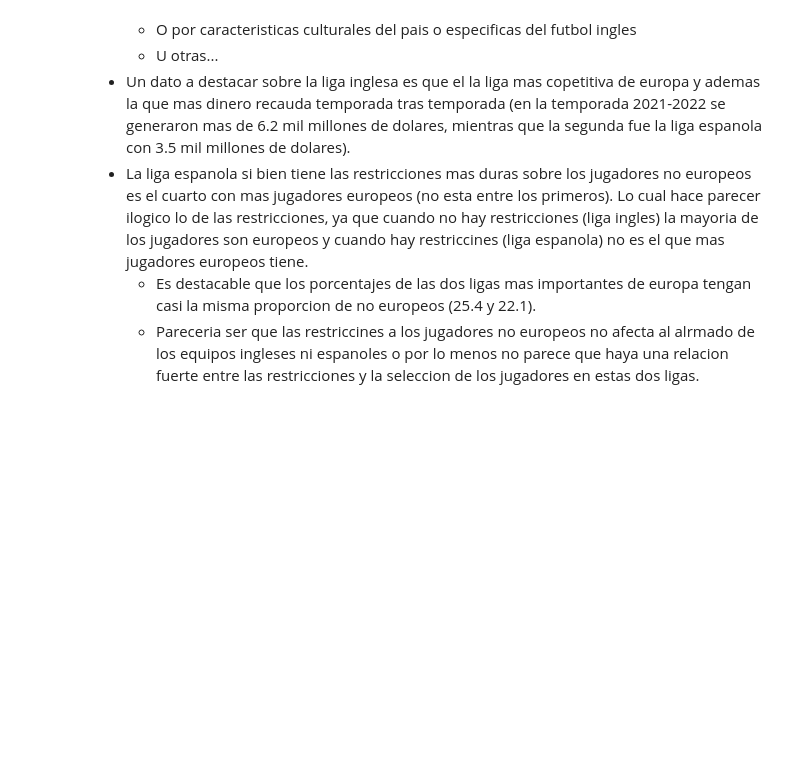
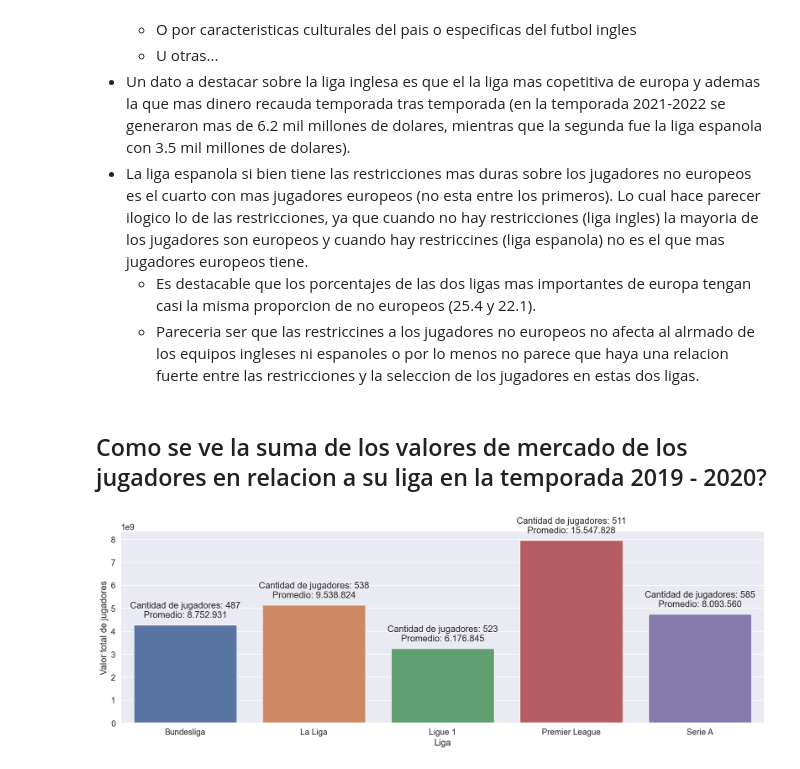
Before and after one commit to santiagoduc0s/football-players-statistics, a Jupyter notebook: football-players.ipynb, the cells around one changed output. Saved outputs shown, nothing was run; the diff lists cells and outputs as text; code cells hidden in the pictures; blank space fills up the shorter version.

Commit message:
Show more data about the player market

```diff
--- a/football-players.ipynb
+++ b/football-players.ipynb
@@ -600,3 +615,28 @@ plt.show()
 * La liga espanola si bien tiene las restricciones mas duras sobre los jugadores no europeos es el cuarto con mas jugadores europeos (no esta entre los primeros). Lo cual hace parecer ilogico lo de las restricciones, ya que cuando no hay restricciones (liga ingles) la mayoria de los jugadores son europeos y cuando hay restriccines (liga espanola) no es el que mas jugadores europeos tiene.
   * Es destacable que los porcentajes de las dos ligas mas importantes de europa tengan casi la misma proporcion de no europeos (25.4 y 22.1).
   * Pareceria ser que las restriccines a los jugadores no europeos no afecta al alrmado de los equipos ingleses ni espanoles o por lo menos no parece que haya una relacion fuerte entre las restricciones y la seleccion de los jugadores en estas dos ligas.
+# %% [markdown]
+## Como se ve la suma de los valores de mercado de los jugadores en relacion a su liga en la temporada 2019 - 2020?
+# %%
+grouped_values = df_1920.groupby('league').sum()['value'].reset_index()
+
+ax = sns.barplot(x='league', y='value', data=grouped_values)
+
+for index, row in grouped_values.iterrows():
+    league = row['league']
+    value = row['value']
+    aux = df_1920[df_1920['league'] == league]
+
+    num = int(value / aux.shape[0])
+    formatted_num = "{:,}".format(num).replace(",", ".")
+
+    ax.annotate(f'Cantidad de jugadores: {str(aux.shape[0])}\nPromedio: {formatted_num}',
+                xy=(index, value), xytext=(0, 10),
+                textcoords="offset points", ha='center', va='bottom')
+
+ax.set_xlabel('Liga')
+ax.set_ylabel('Valor total de jugadores')
+
+plt.show()
+# %% [output]
+[figure, added]
```
Also changed, not shown: parts of 24 cells of this notebook.
